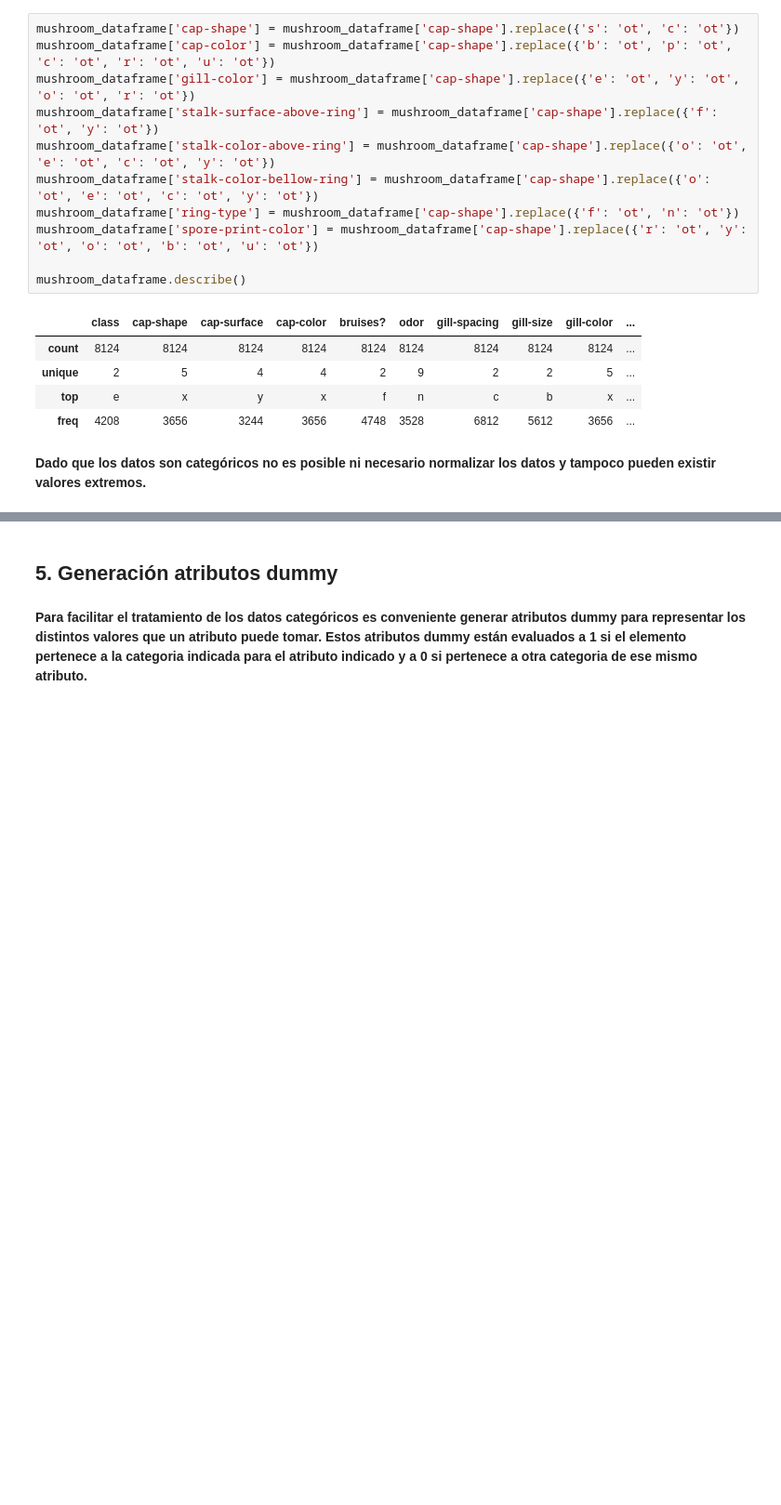
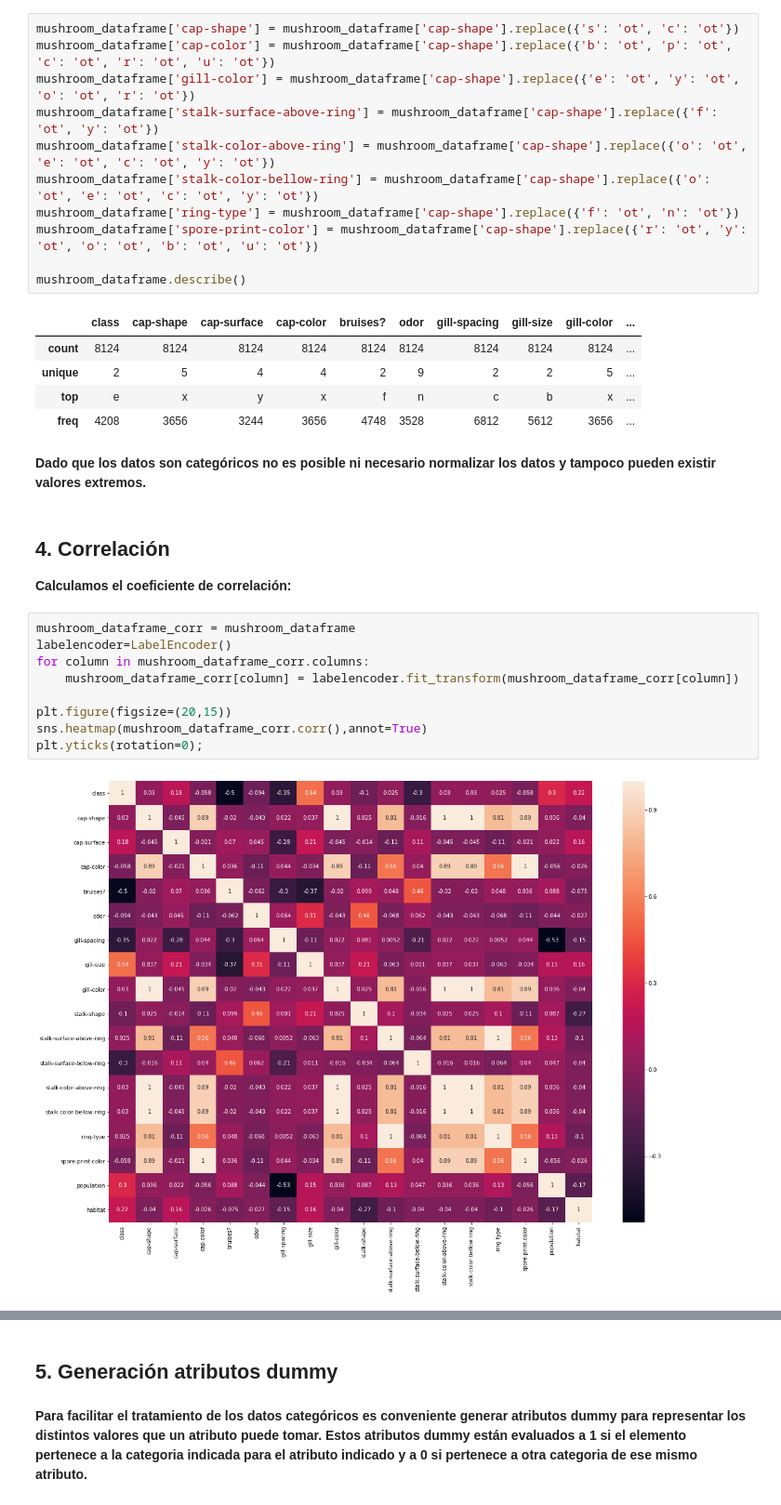
Before and after one commit to davidvicentemartinez/MachineLearning, a Jupyter notebook: P1-Auditoria/Audit-A1.ipynb, the cells around one changed output, grey strips where cells are left out. Shown: that part at 93% size. Saved outputs shown, nothing was run; the diff lists cells and outputs as text; blank space fills up the shorter version.

Commit message:
Correlación. Parte 1 terminada

```diff
--- a/P1-Auditoria/Audit-A1.ipynb
+++ b/P1-Auditoria/Audit-A1.ipynb
@@ -166,3 +166,18 @@ mushroom_dataframe.describe()
 | freq | 4208 | 3656 | 3244 | 3656 | 4748 | 3528 | 6812 | 5612 | 3656 | ... |
 # %% [markdown]
 __Dado que los datos son categóricos no es posible ni necesario normalizar los datos y tampoco pueden existir valores extremos.__
+# %% [markdown]
+## 4. Correlación
+
+__Calculamos el coeficiente de correlación:__
+# %%
+mushroom_dataframe_corr = mushroom_dataframe
+labelencoder=LabelEncoder()
+for column in mushroom_dataframe_corr.columns:
+    mushroom_dataframe_corr[column] = labelencoder.fit_transform(mushroom_dataframe_corr[column])
+
+plt.figure(figsize=(20,15))
+sns.heatmap(mushroom_dataframe_corr.corr(),annot=True)
+plt.yticks(rotation=0);
+# %% [output]
+[figure, added]
```
Also changed, not shown: parts of 8 cells of this notebook, 1 other file.
